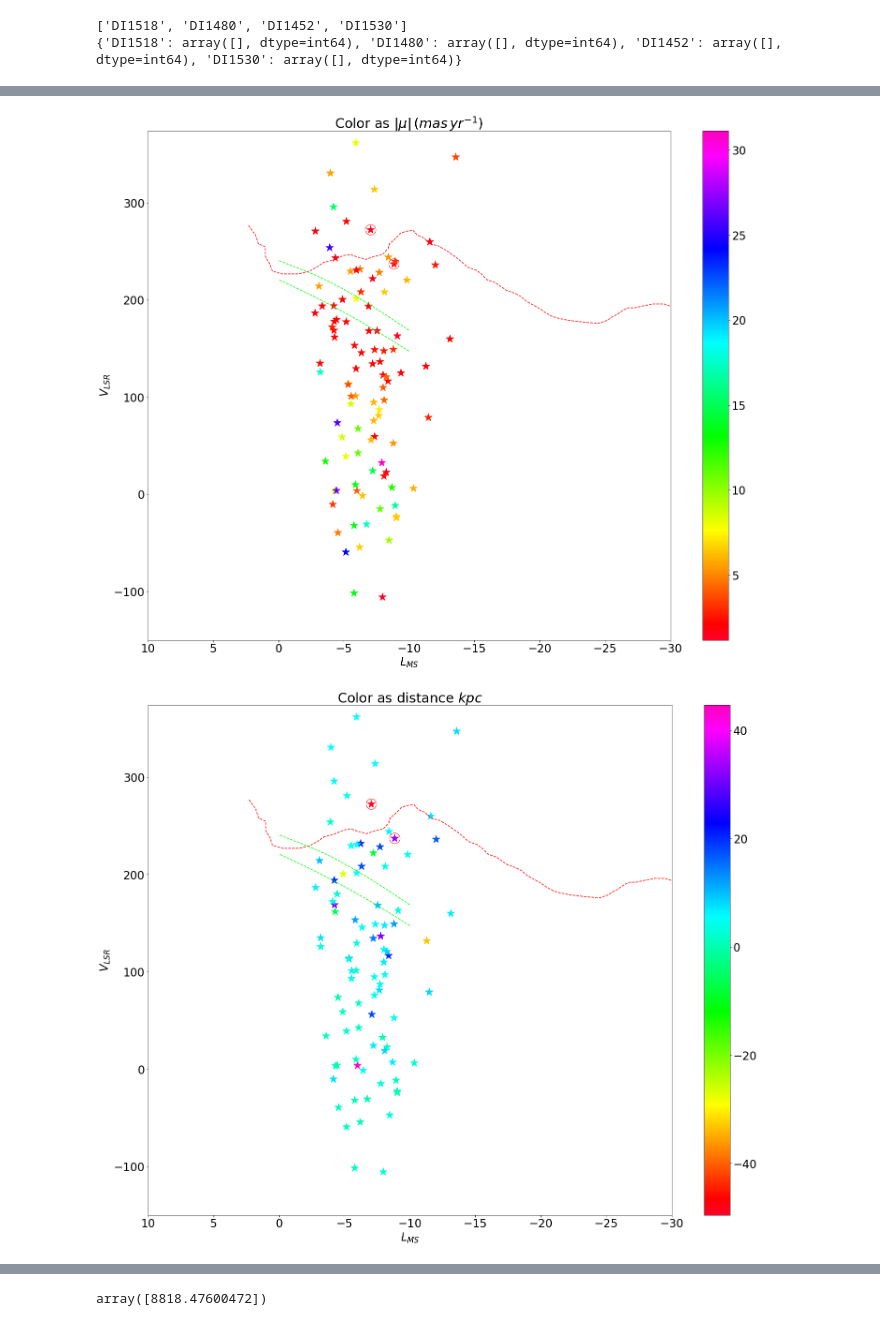
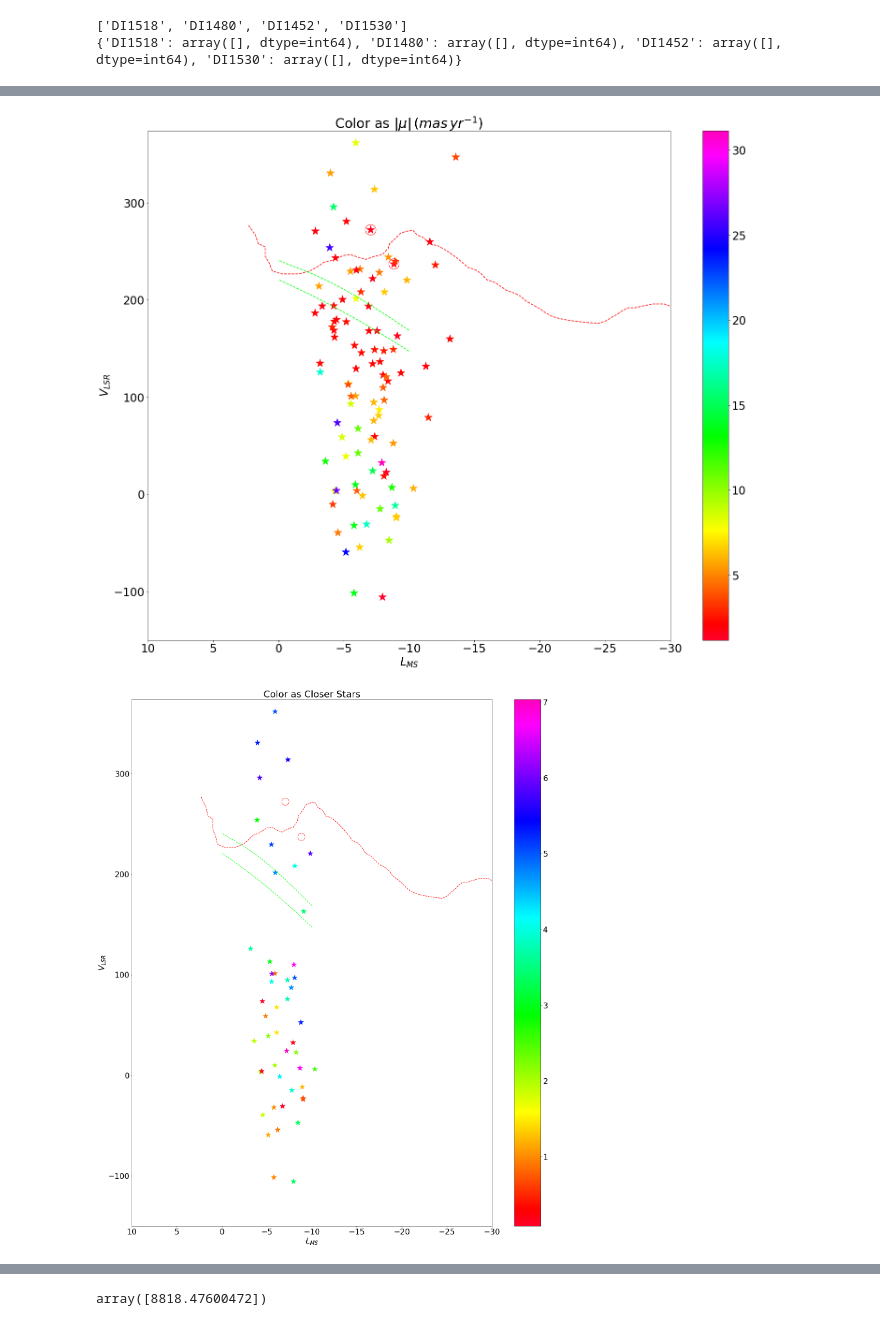
Before and after one commit to JoshuaPovick/MS_young, a Jupyter notebook: find_moving_groups.ipynb, the cells around one changed output, grey strips where cells are left out. Saved outputs shown, nothing was run; the diff lists cells and outputs as text; code cells hidden in the pictures.

```diff
--- a/find_moving_groups.ipynb
+++ b/find_moving_groups.ipynb
@@ -191,36 +193,63 @@ plt.scatter(monarch['MLON'],monarch['VLSR'],c=np.sqrt(monarch['pmra']**2+monarch
 
 plt.colorbar()
 plt.scatter(cpos,cvel,facecolors='none',edgecolors='r',s=500,label='YMSC')
 
 plt.ylabel(r'$V_{LSR}$')
 plt.xlabel(r'$L_{MS}$')
 plt.title(r'Color as $|\mu|\,(mas\,yr^{-1})$')
 plt.savefig('velopos.pdf',bbox_inches='tight')
 plt.show()
 
-'''plot with parallax'''
+'''plot with closer stars'''
+plt.figure(figsize=(25,30))
 paracut = np.reciprocal(monarch['parallax']+0.052)
-clean = np.where((paracut>=-50)&(paracut<=50))
-fig = plt.figure(figsize=(25,20))
+closer = np.where((monarch['parallax_over_error']>=3)&(monarch['parallax']>0))
+farther = np.delete(range(len(monarch)),closer)
 plt.xlim(-30,10)
 plt.ylim(-150,374)
 plt.gca().invert_xaxis()
 #pcm = plt.pcolormesh(xarr, yarr, z, cmap='jet',shading='gouraud') #generate background
 
 plt.plot(msvelo[0][0],msvelo[0][1],'r--',label='LMC filament')
 plt.plot(lmcvel[0][0],lmcvel[0][1],c='lime',linestyle='dashed',label='LMC velocity')
 plt.plot(lmcvel[0][2],lmcvel[0][3],c='lime',linestyle='dashed')
 
-plt.scatter(monarch[clean]['MLON'],monarch[clean]['VLSR'],c=np.reciprocal(monarch[clean]['parallax']+0.052),marker='*',s=300,label='ICR Stars',cmap='gist_rainbow')
+plt.scatter(monarch[closer]['MLON'],monarch[closer]['VLSR'],c=np.reciprocal(monarch[closer]['parallax']+0.052),marker='*',s=300,label='ICR Stars',cmap='gist_rainbow')
 
 plt.colorbar()
 plt.scatter(cpos,cvel,facecolors='none',edgecolors='r',s=500,label='YMSC')
 
 plt.ylabel(r'$V_{LSR}$')
 plt.xlabel(r'$L_{MS}$')
-plt.title(r'Color as distance $kpc$')
+plt.title(r'Color as Closer Stars')
 plt.savefig('velopos.pdf',bbox_inches='tight')
 plt.show()
+
+'''plot with farther stars'''
+plt.figure(figsize=(25,30))
+paracut = np.reciprocal(monarch['parallax']+0.052)
+closer = np.where((monarch['parallax_over_error']>=3)&(monarch['parallax']>0))
+farther = np.delete(range(len(monarch)),closer)
+farther_2 = np.where((np.reciprocal(monarch[farther]['parallax']+0.052)>-50)&(np.reciprocal(monarch[farther]['parallax']+0.052)<50))
+plt.xlim(-30,10)
+plt.ylim(-150,374)
+plt.gca().invert_xaxis()
+#pcm = plt.pcolormesh(xarr, yarr, z, cmap='jet',shading='gouraud') #generate background
+
+plt.plot(msvelo[0][0],msvelo[0][1],'r--',label='LMC filament')
+plt.plot(lmcvel[0][0],lmcvel[0][1],c='lime',linestyle='dashed',label='LMC velocity')
+plt.plot(lmcvel[0][2],lmcvel[0][3],c='lime',linestyle='dashed')
+
+plt.scatter(monarch[farther_2]['MLON'],monarch[farther_2]['VLSR'],c=np.reciprocal(monarch[farther_2]['parallax']+0.052),marker='*',s=300,label='ICR Stars',cmap='gist_rainbow')
+
+plt.colorbar()
+plt.scatter(cpos,cvel,facecolors='none',edgecolors='r',s=500,label='YMSC')
+
+plt.ylabel(r'$V_{LSR}$')
+plt.xlabel(r'$L_{MS}$')
+plt.title(r'Color as Distance $(kpc)$')
+plt.savefig('velopos.pdf',bbox_inches='tight')
+plt.show()
 # %% [output]
 [figure]
-[figure, old version]
+[figure, new version]
```
Also changed, not shown: parts of 13 cells of this notebook.
